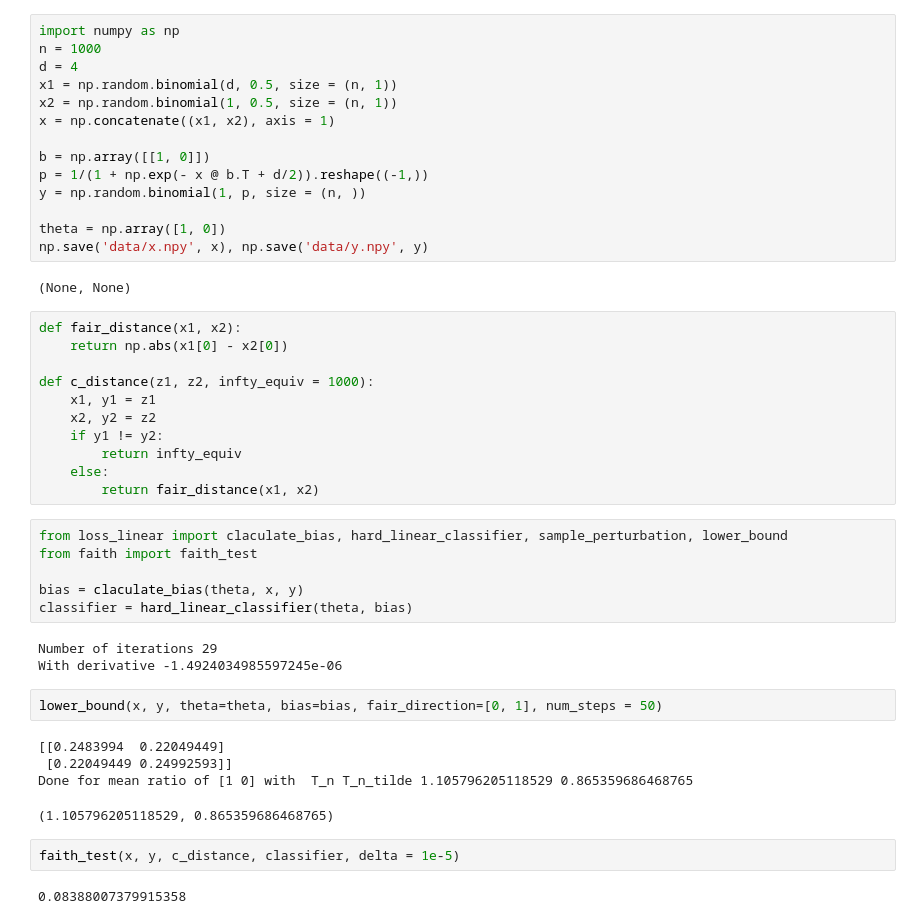
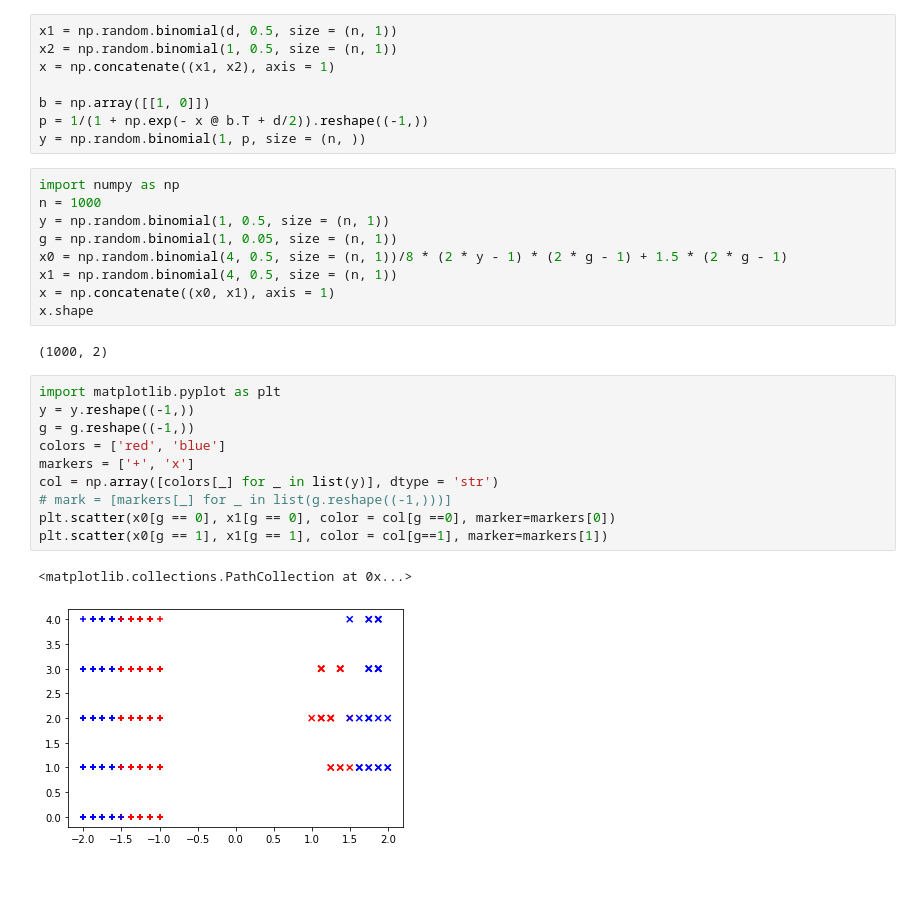
Before and after one commit to smaityumich/iftest, a Jupyter notebook: simulation/test.ipynb, the cells around one changed output. Saved outputs shown, nothing was run; the diff lists cells and outputs as text; blank space fills up the shorter version.

```diff
--- a/simulation/test.ipynb
+++ b/simulation/test.ipynb
@@ -1,7 +42,4 @@
 # %%
-import numpy as np
-n = 1000
-d = 4
 x1 = np.random.binomial(d, 0.5, size = (n, 1))
 x2 = np.random.binomial(1, 0.5, size = (n, 1))
 x = np.concatenate((x1, x2), axis = 1)
@@ -9,39 +47,27 @@ x = np.concatenate((x1, x2), axis = 1)
 b = np.array([[1, 0]])
 p = 1/(1 + np.exp(- x @ b.T + d/2)).reshape((-1,))
 y = np.random.binomial(1, p, size = (n, ))
-
-theta = np.array([1, 0])
-np.save('data/x.npy', x), np.save('data/y.npy', y)
-# %% [output]
-(None, None)
-# %%
-def fair_distance(x1, x2):
-    return np.abs(x1[0] - x2[0])
-
-def c_distance(z1, z2, infty_equiv = 1000):
-    x1, y1 = z1
-    x2, y2 = z2
-    if y1 != y2:
-        return infty_equiv
-    else:
-        return fair_distance(x1, x2)
-# %%
-from loss_linear import claculate_bias, hard_linear_classifier, sample_perturbation, lower_bound
-from faith import faith_test
-
-bias = claculate_bias(theta, x, y)
-classifier = hard_linear_classifier(theta, bias)
-# %% [output]
-Number of iterations 29
-With derivative -1.4924034985597245e-06
-# %%
-lower_bound(x, y, theta=theta, bias=bias, fair_direction=[0, 1], num_steps = 50)
-# %% [output]
-[[0.2483994  0.22049449]
- [0.22049449 0.24992593]]
-Done for mean ratio of [1 0] with  T_n T_n_tilde 1.105796205118529 0.865359686468765
-(1.105796205118529, 0.865359686468765)
-# %%
-faith_test(x, y, c_distance, classifier, delta = 1e-5)
-# %% [output]
-0.08388007379915358
+# %%
+import numpy as np
+n = 1000
+y = np.random.binomial(1, 0.5, size = (n, 1))
+g = np.random.binomial(1, 0.05, size = (n, 1))
+x0 = np.random.binomial(4, 0.5, size = (n, 1))/8 * (2 * y - 1) * (2 * g - 1) + 1.5 * (2 * g - 1)
+x1 = np.random.binomial(4, 0.5, size = (n, 1))
+x = np.concatenate((x0, x1), axis = 1)
+x.shape
+# %% [output]
+(1000, 2)
+# %%
+import matplotlib.pyplot as plt
+y = y.reshape((-1,))
+g = g.reshape((-1,))
+colors = ['red', 'blue']
+markers = ['+', 'x']
+col = np.array([colors[_] for _ in list(y)], dtype = 'str')
+# mark = [markers[_] for _ in list(g.reshape((-1,)))]
+plt.scatter(x0[g == 0], x1[g == 0], color = col[g ==0], marker=markers[0])
+plt.scatter(x0[g == 1], x1[g == 1], color = col[g==1], marker=markers[1])
+# %% [output]
+<matplotlib.collections.PathCollection at 0x...>
+[figure, added]
```
Also changed, not shown: parts of 3 cells of this notebook, 5 other files.
